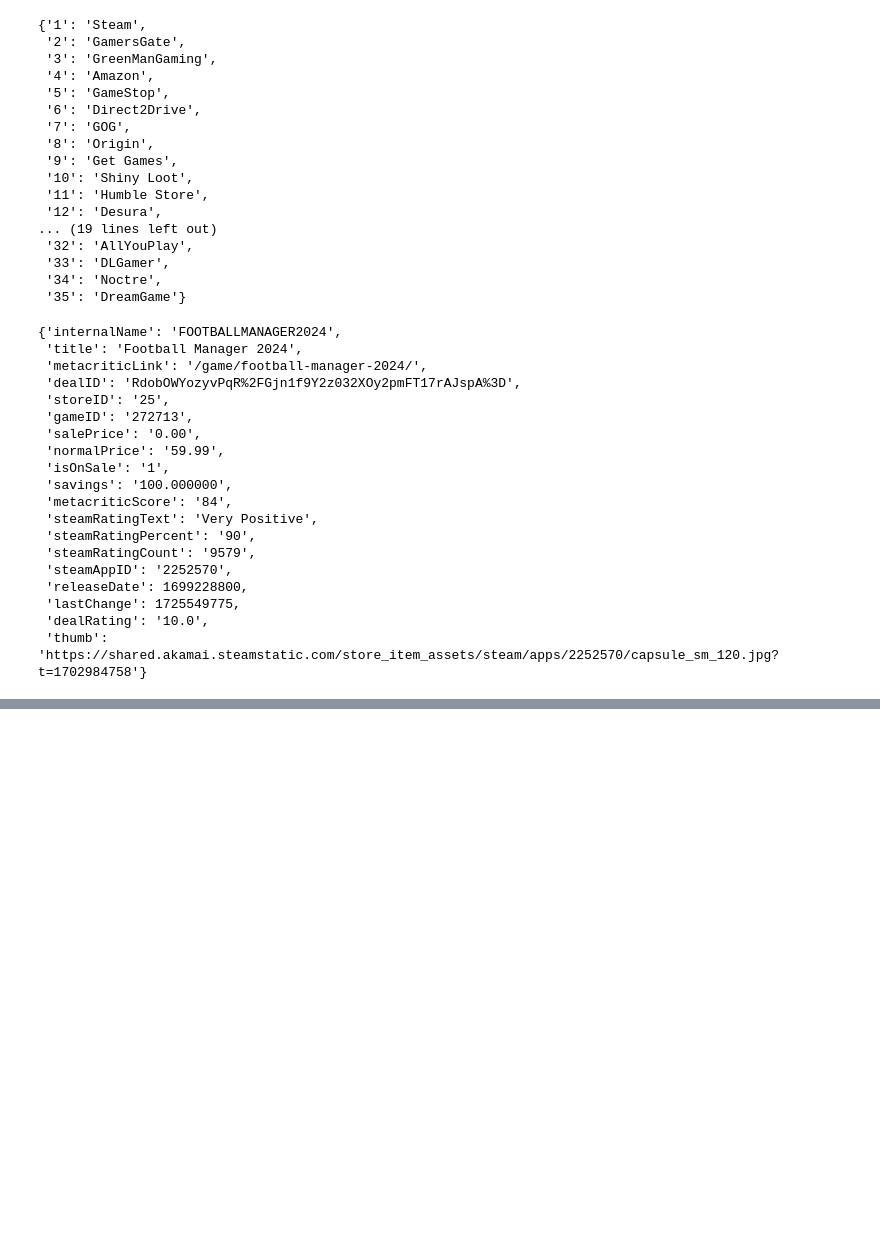
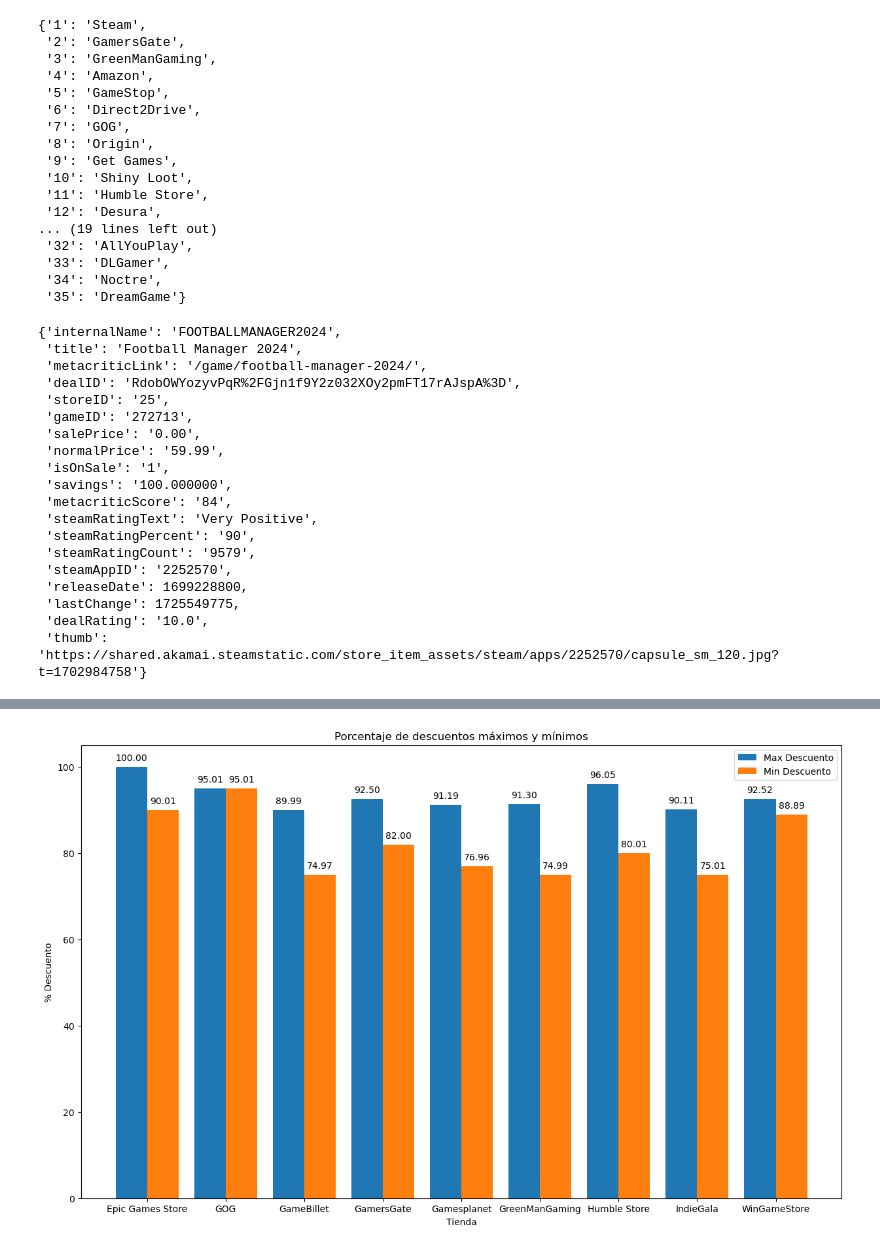
Before and after one commit to ivanalonsom/Project3_DataAnalysis_Oriented_To_Sales_Strategies, a Jupyter notebook: main.ipynb, the cells around one changed output, grey strips where cells are left out. Drawn from its saved outputs; the diff is of its cells as text; code cells hidden in the pictures; blank space fills up the shorter version.

Commit message:
GraficaGuayAñadida

```diff
--- a/main.ipynb
+++ b/main.ipynb
@@ -159,0 +180,40 @@ plt.show()
+# %%
+import numpy as np
+import matplotlib.pyplot as plt
+
+# Datos de ejemplo (reemplaza esto con tus datos)
+
+# Calcular los valores máximos y mínimos por tienda
+df_max = df_all.groupby('tienda')['porcentaje_descuento'].max().reset_index()
+df_min = df_all.groupby('tienda')['porcentaje_descuento'].min().reset_index()
+
+# Crear un DataFrame combinado
+df_combined = df_max.merge(df_min, on='tienda', suffixes=('_max', '_min'))
+
+# Configuración del gráfico
+fig, ax = plt.subplots(figsize=(15, 9))
+
+# Crear posiciones para las barras
+bar_width = 0.4
+indices = np.arange(len(df_combined))
+
+# Graficar las barras
+ax.bar(indices - bar_width/2, df_combined['porcentaje_descuento_max'], width=bar_width, label='Max Descuento')
+ax.bar(indices + bar_width/2, df_combined['porcentaje_descuento_min'], width=bar_width, label='Min Descuento')
+
+# Agregar etiquetas a las barras
+for i, (max_val, min_val) in enumerate(zip(df_combined['porcentaje_descuento_max'], df_combined['porcentaje_descuento_min'])):
+    ax.text(i - bar_width/2, max_val + 1, f"{max_val:.2f}", ha='center', va='bottom')
+    ax.text(i + bar_width/2, min_val + 1, f"{min_val:.2f}", ha='center', va='bottom')
+
+# Configurar etiquetas y título
+ax.set_title('Porcentaje de descuentos máximos y mínimos')
+ax.set_xlabel('Tienda')
+ax.set_ylabel('% Descuento')
+ax.set_xticks(indices)
+ax.set_xticklabels(df_combined['tienda'])
+ax.legend()
+
+plt.show()
+# %% [output]
+[figure, added]
```
Also changed, not shown: parts of 2 cells of this notebook, 1 other file.
